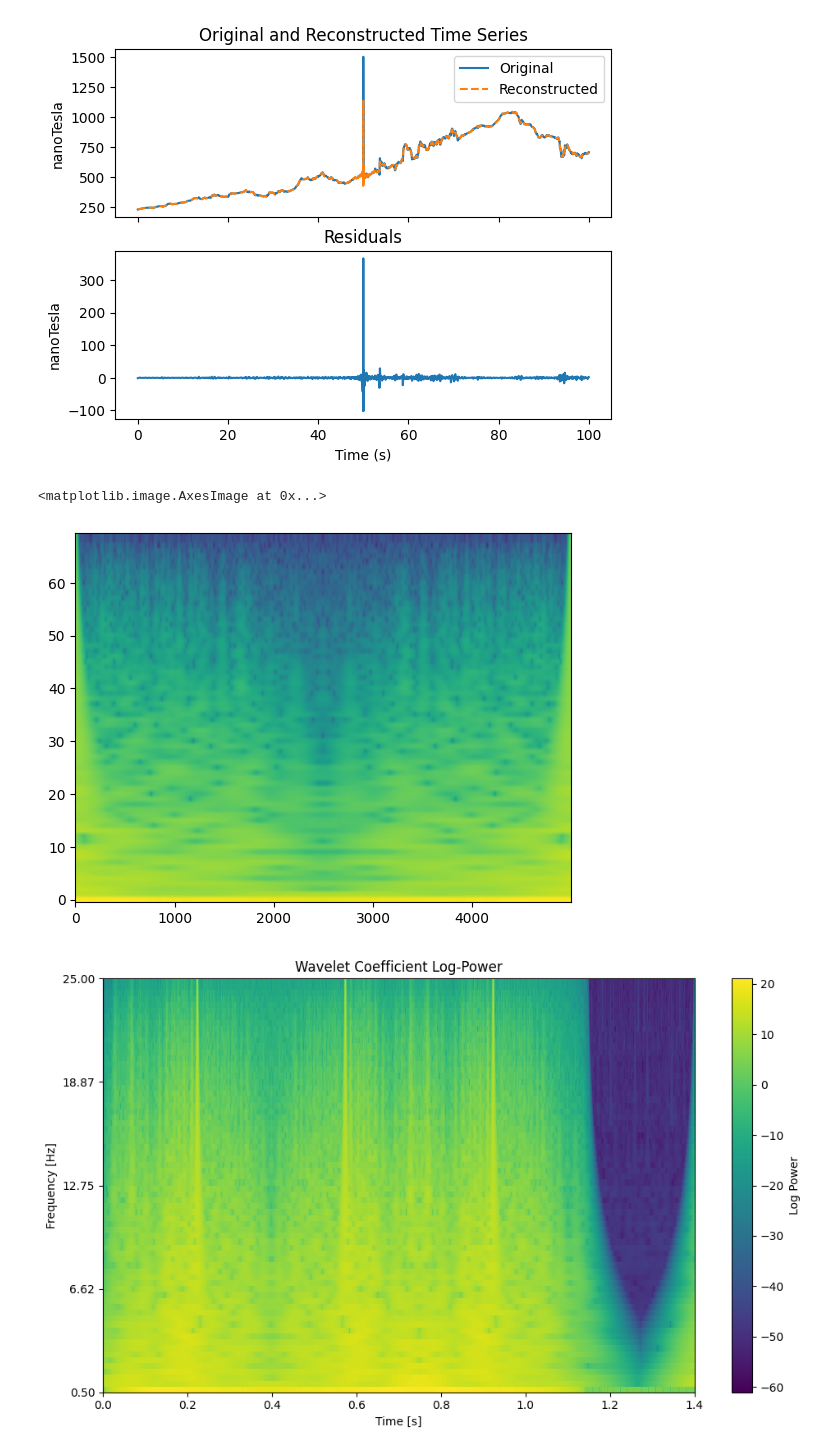
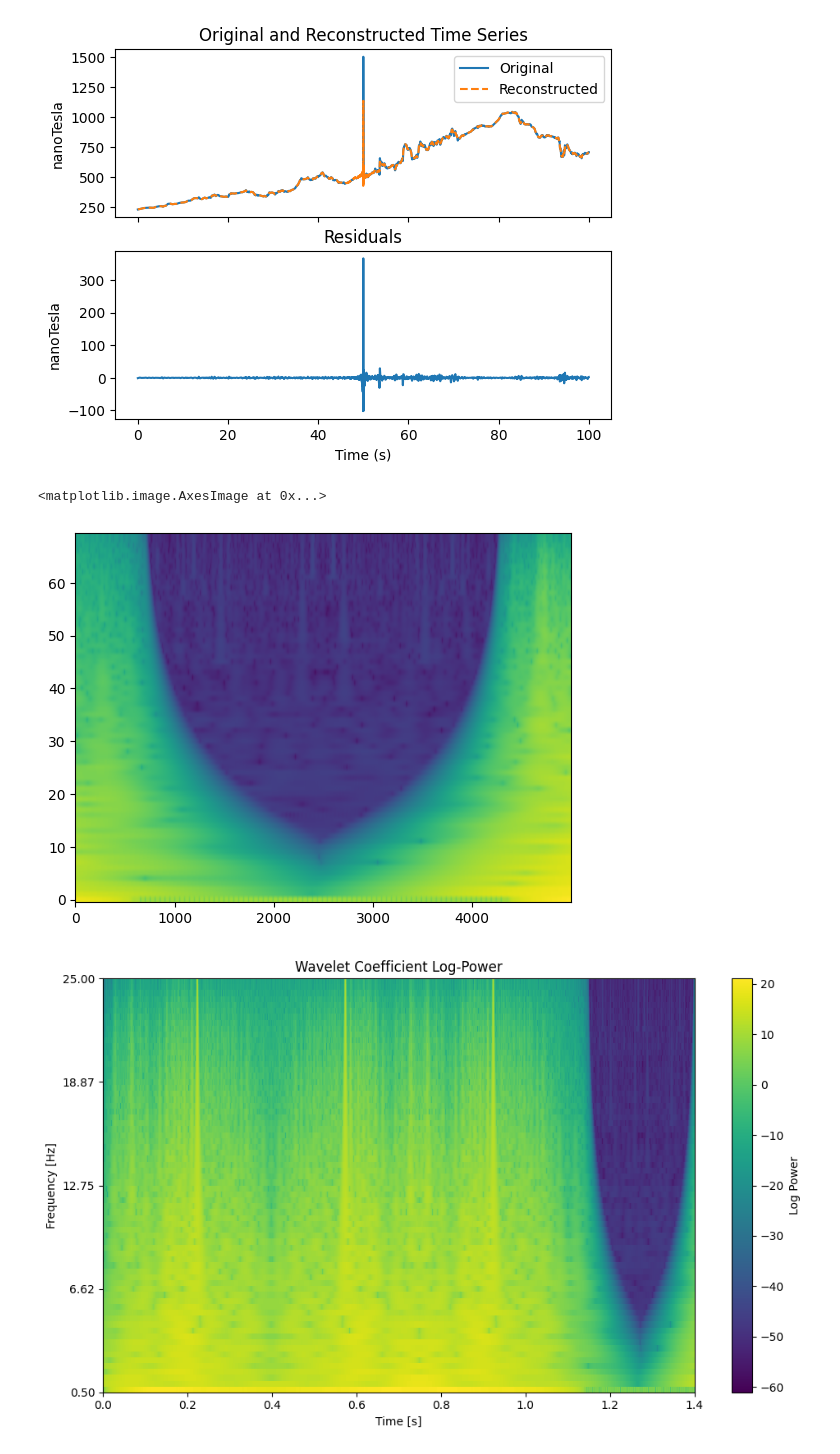
Before and after one commit to aphoffmann/InvertibleWavelets, a Jupyter notebook: ExampleUsage.ipynb, the cells around one changed output. Drawn from its saved outputs; the diff is of its cells as text; code cells hidden in the pictures.

```diff
--- a/ExampleUsage.ipynb
+++ b/ExampleUsage.ipynb
@@ -62,11 +62,13 @@ plt.show()
 Reconstruction error: (0.030686464371184635+0.051996771104830225j)
 [figure]
 # %%
-out = np.roll(coefficients, transform.N_orig//2)[:,transform.pad_width:transform.pad_width+transform.N_orig]
+Lh = transform.Wfreq.shape[1]
+delay = (Lh - 1)//2
+out = np.roll(coefficients, -delay, axis = 1)[:,transform.pad_width:transform.pad_width+transform.N_orig]
 plt.imshow(np.log(np.abs(out)), aspect='auto', origin='lower')
 # %% [output]
 <matplotlib.image.AxesImage at 0x...>
-[figure, old version]
+[figure, new version]
 # %%
 transform.scalogram(coefficients)
 # %% [output]
```
